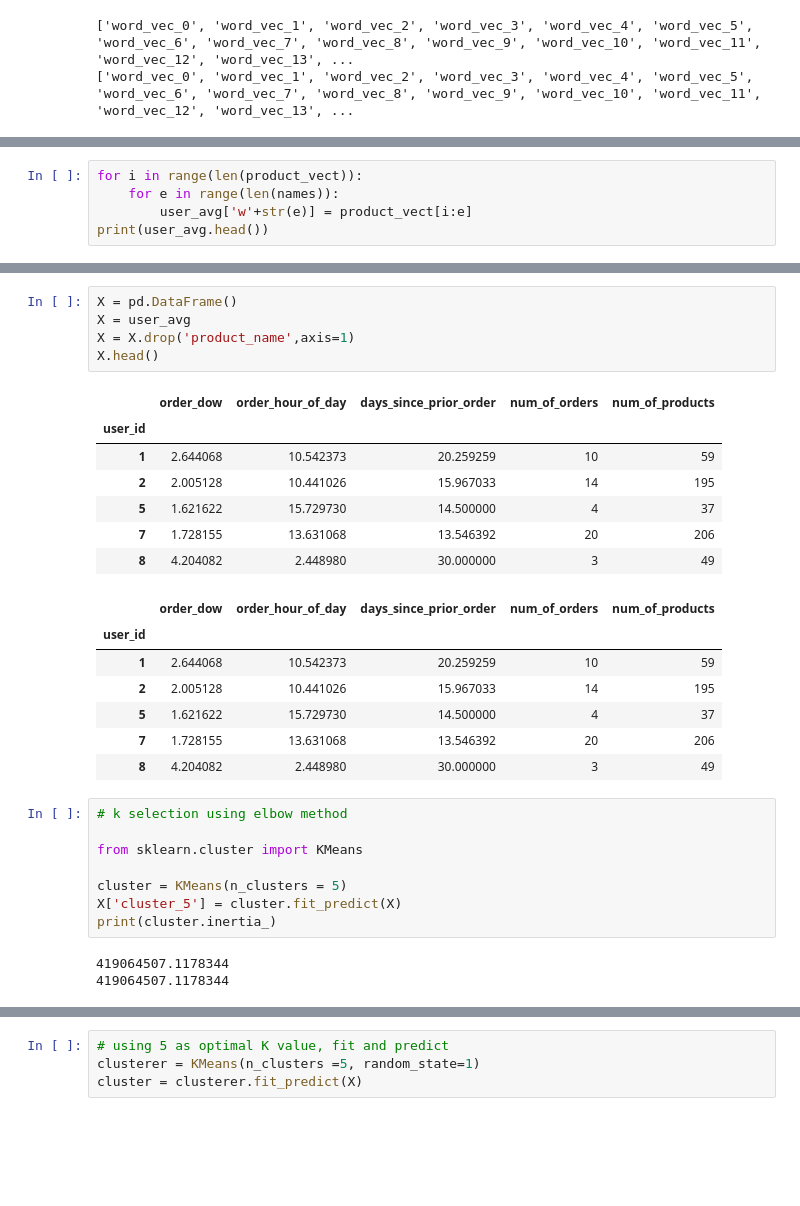
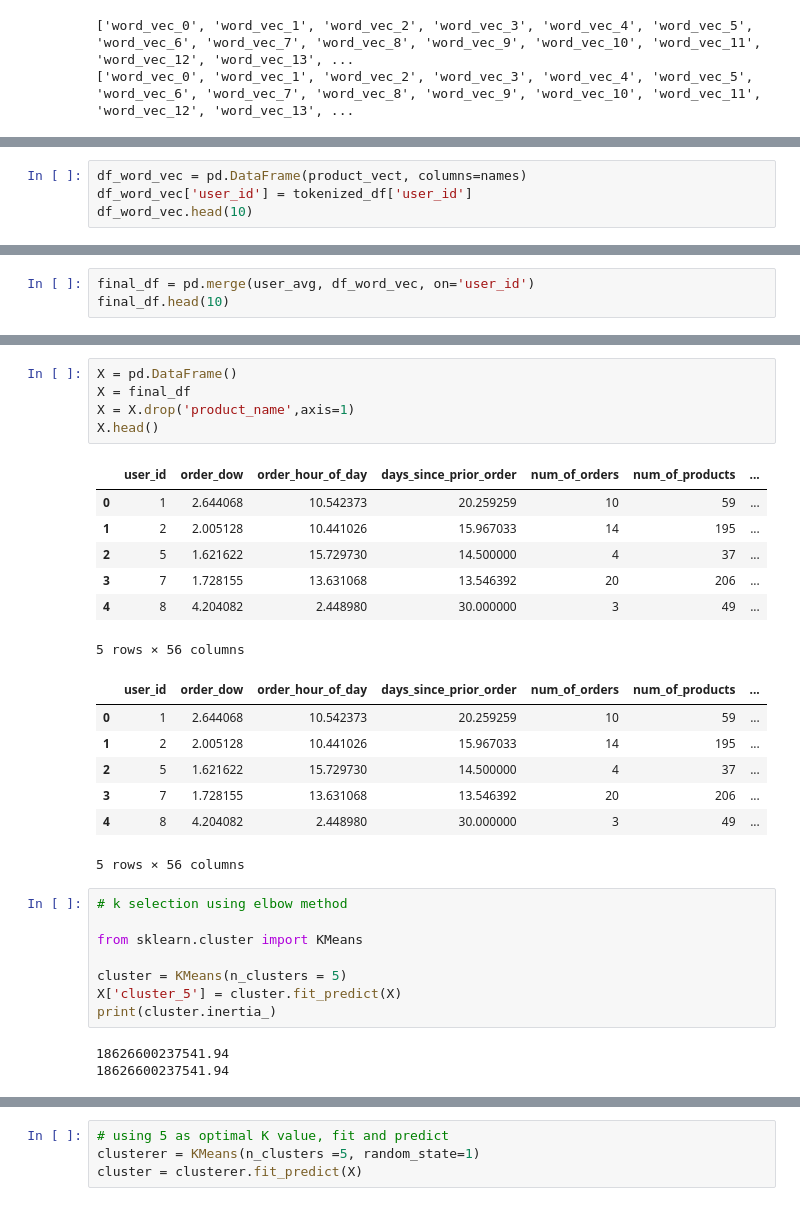
Before and after one commit to addiwei/Cap, a Jupyter notebook: Cap_Clustering_2.ipynb, the cells around one changed output, grey strips where cells are left out. Cells and saved outputs as stored; diff of their text form; blank space fills up the shorter version.

```diff
--- a/Cap_Clustering_2.ipynb
+++ b/Cap_Clustering_2.ipynb
@@ -353,5 +344,0 @@ print(len(product_vect))
-# %%
-for i in range(len(product_vect)):
-    for e in range(len(names)):
-        user_avg['w'+str(e)] = product_vect[i:e]
-print(user_avg.head())
@@ -377,0 +345,4 @@ user_avg.head()
+# %%
+df_word_vec = pd.DataFrame(product_vect, columns=names)
+df_word_vec['user_id'] = tokenized_df['user_id']
+df_word_vec.head(10)
@@ -377,0 +374,3 @@ user_avg.head()
+# %%
+final_df = pd.merge(user_avg, df_word_vec, on='user_id')
+final_df.head(10)
@@ -378,23 +402,23 @@ user_avg.head()
 # %%
 X = pd.DataFrame()
-X = user_avg
+X = final_df
 X = X.drop('product_name',axis=1)
 X.head()
 # %% [output]
-|  | order_dow | order_hour_of_day | days_since_prior_order | num_of_orders | num_of_products |
-| user_id |  |  |  |  |  |
-| 1 | 2.644068 | 10.542373 | 20.259259 | 10 | 59 |
-| 2 | 2.005128 | 10.441026 | 15.967033 | 14 | 195 |
-| 5 | 1.621622 | 15.729730 | 14.500000 | 4 | 37 |
-| 7 | 1.728155 | 13.631068 | 13.546392 | 20 | 206 |
-| 8 | 4.204082 | 2.448980 | 30.000000 | 3 | 49 |
+|  | user_id | order_dow | order_hour_of_day | days_since_prior_order | num_of_orders | num_of_products | ... |
+| 0 | 1 | 2.644068 | 10.542373 | 20.259259 | 10 | 59 | ... |
+| 1 | 2 | 2.005128 | 10.441026 | 15.967033 | 14 | 195 | ... |
+| 2 | 5 | 1.621622 | 15.729730 | 14.500000 | 4 | 37 | ... |
+| 3 | 7 | 1.728155 | 13.631068 | 13.546392 | 20 | 206 | ... |
+| 4 | 8 | 4.204082 | 2.448980 | 30.000000 | 3 | 49 | ... |
+5 rows × 56 columns
-|  | order_dow | order_hour_of_day | days_since_prior_order | num_of_orders | num_of_products |
-| user_id |  |  |  |  |  |
-| 1 | 2.644068 | 10.542373 | 20.259259 | 10 | 59 |
-| 2 | 2.005128 | 10.441026 | 15.967033 | 14 | 195 |
-| 5 | 1.621622 | 15.729730 | 14.500000 | 4 | 37 |
-| 7 | 1.728155 | 13.631068 | 13.546392 | 20 | 206 |
-| 8 | 4.204082 | 2.448980 | 30.000000 | 3 | 49 |
+|  | user_id | order_dow | order_hour_of_day | days_since_prior_order | num_of_orders | num_of_products | ... |
+| 0 | 1 | 2.644068 | 10.542373 | 20.259259 | 10 | 59 | ... |
+| 1 | 2 | 2.005128 | 10.441026 | 15.967033 | 14 | 195 | ... |
+| 2 | 5 | 1.621622 | 15.729730 | 14.500000 | 4 | 37 | ... |
+| 3 | 7 | 1.728155 | 13.631068 | 13.546392 | 20 | 206 | ... |
+| 4 | 8 | 4.204082 | 2.448980 | 30.000000 | 3 | 49 | ... |
+5 rows × 56 columns
 # %%
 # k selection using elbow method
 
@@ -404,8 +428,8 @@ cluster = KMeans(n_clusters = 5)
 X['cluster_5'] = cluster.fit_predict(X)
 print(cluster.inertia_)
 # %% [output]
-419064507.1178344
-419064507.1178344
+18626600237541.94
+18626600237541.94
 # %%
 # plot inertia and look for bend
 x = list(range(2,10))
```
Also changed, not shown: parts of 17 cells of this notebook.
